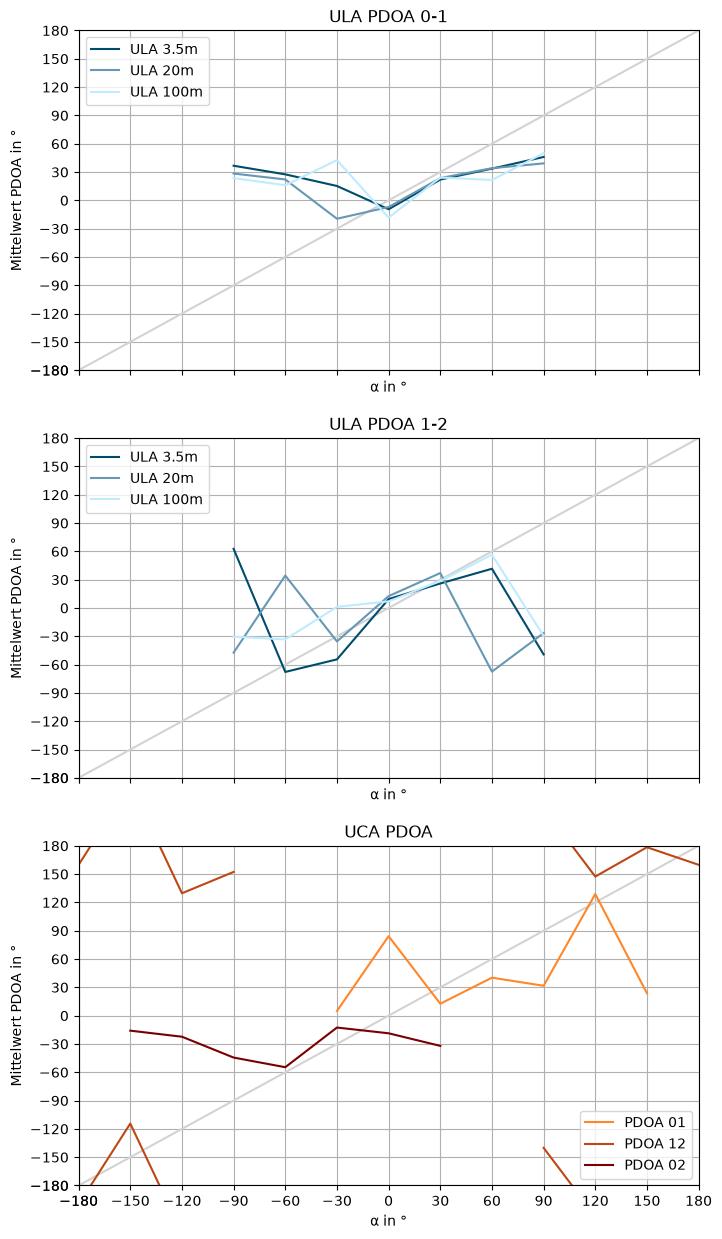
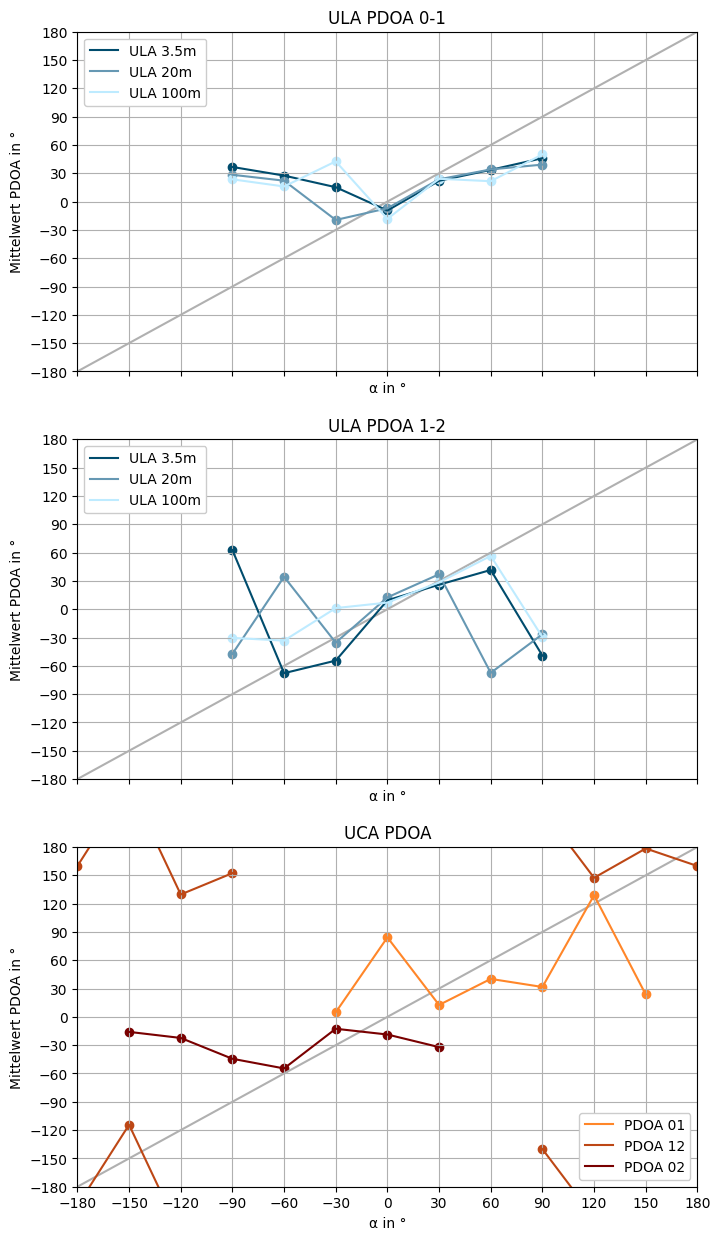
The change to this notebook cell's code, shown as a diff; its figure went from the first image to the second:
--- before
+++ after
@@ -14,15 +14,15 @@
 
     fig, axs = plt.subplots(nrows=3, figsize=FIG_SIZE * [1,3], sharex=True)
-    axs: list[plt.Axes] = axs.flatten()
+    axs: list[Axes] = axs.flatten()
 
-
+    angles180 = tests[-1].df.columns
     for ax in axs:
         ax.sharex(axs[0])
         ax.sharey(axs[0])
         ax.set_xlabel("α in °")
-        ax.make_x_angle(AANGLES180)
+        make_x_angle(ax,angles180)
         if m in ('Mittelwert', 'Median'):
-            ax.make_y_angle(AANGLES180)
-            ax.plot(AANGLES180, AANGLES180, color='lightgray')
+            make_y_angle(ax, angles180)
+            ax.plot(angles180, angles180, color='#b0b0b0')
         ax.grid(True, which="major", axis="both")
         ax.set_ylabel(f"{m} PDOA in °")
@@ -32,5 +32,5 @@
     axs[2].set_title("UCA PDOA")
 
-    plot = plt.Axes.wrapplot
+    plot = scatterandwrapplot
     for scenario in tests:
         X = scenario.df.columns
@@ -51,5 +51,5 @@
 
     for ax in axs:
-        ax.legend()
+        legend(ax)
     return fig
 

Commit: .